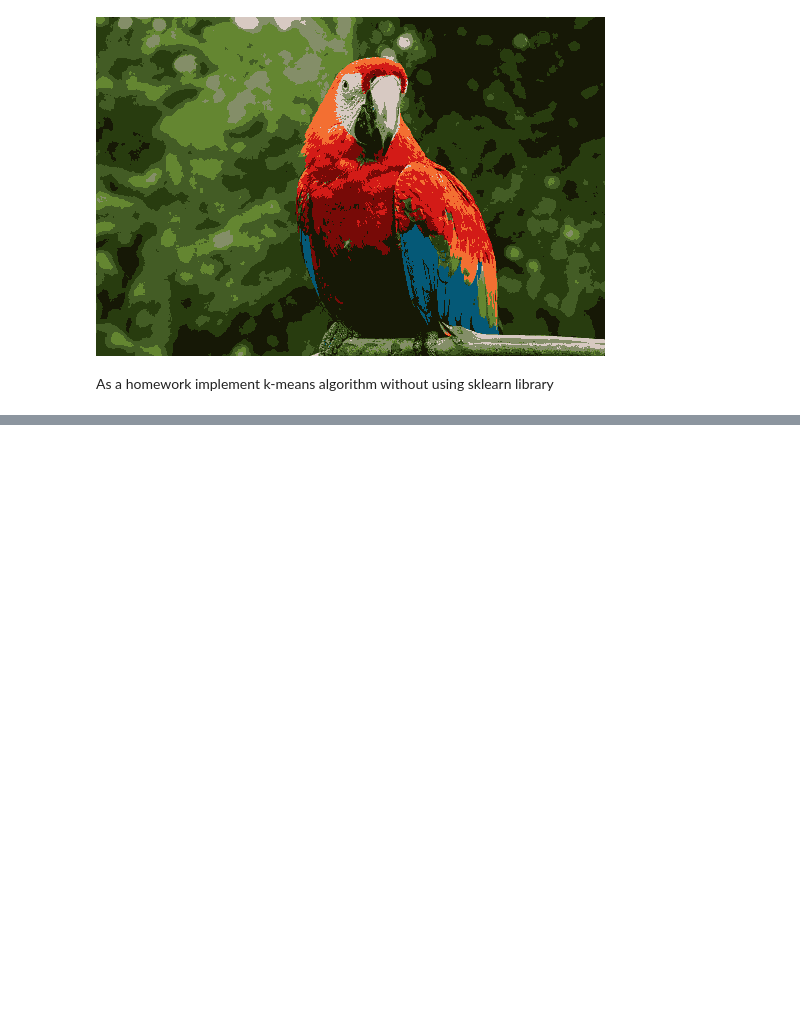
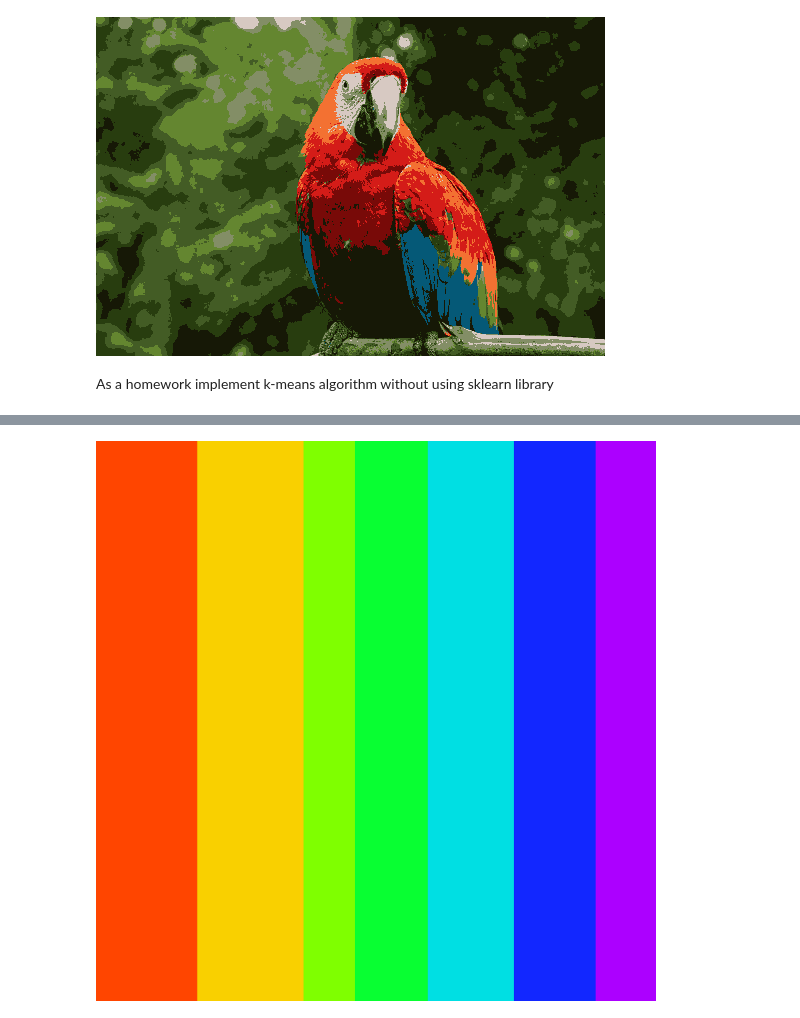
Before and after one commit to AghababyanSG/AI_YSU_2.2_homeworks, a Jupyter notebook: 3_kmeans/kmeans.ipynb, the cells around one changed output, grey strips where cells are left out. Cells and saved outputs as stored; diff of their text form; code cells hidden in the pictures; blank space fills up the shorter version.

```diff
--- a/3_kmeans/kmeans.ipynb
+++ b/3_kmeans/kmeans.ipynb
@@ -104,0 +159,19 @@ As a homework implement k-means algorithm without using sklearn library
+# %%
+image_path = "Rainbow.png"
+image = Image.open(image_path)
+img_array = np.array(image)
+
+pixels = img_array.reshape(-1, img_array.shape[-1])
+
+kmeans_custom = KMeans_Custom(n_clusters=7, random_state=0)
+kmeans_custom.fit(pixels)
+
+labels_custom = kmeans_custom.predict(pixels)
+centers_custom = kmeans_custom.centers
+
+new_pixels_custom = centers_custom[labels_custom].reshape(img_array.shape)
+
+new_image_custom = Image.fromarray(np.uint8(new_pixels_custom))
+display(new_image_custom)
+# %% [output]
+[figure, added]
```
Also changed, not shown: parts of 8 cells of this notebook, 1 other file.
